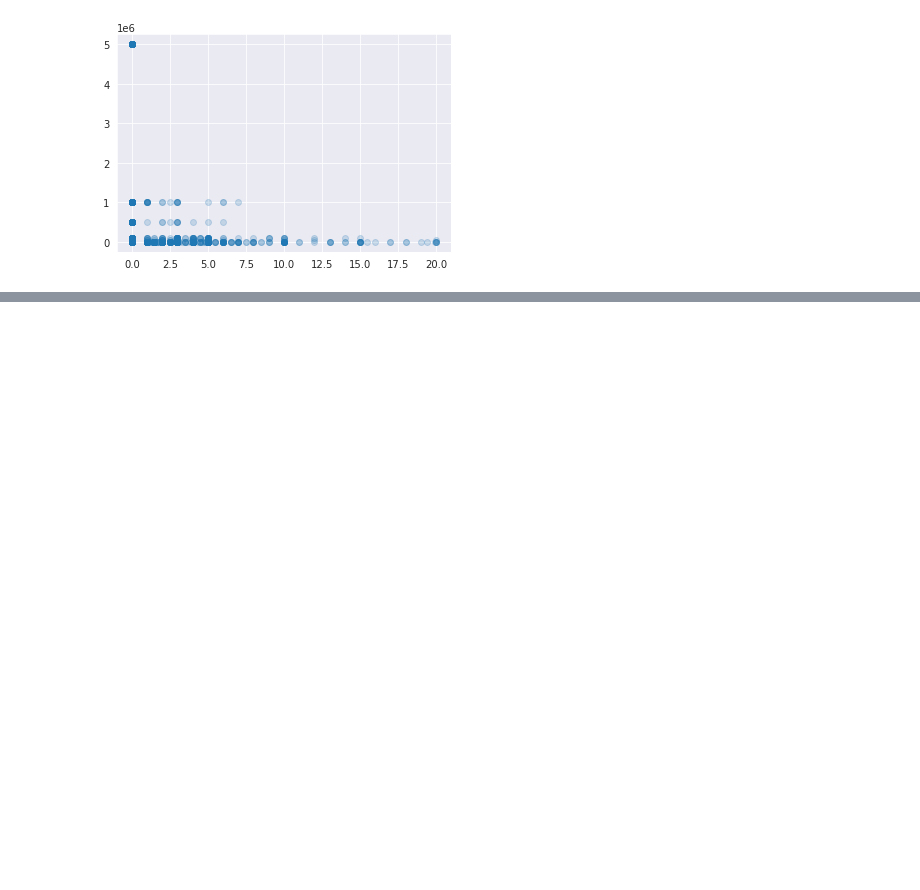
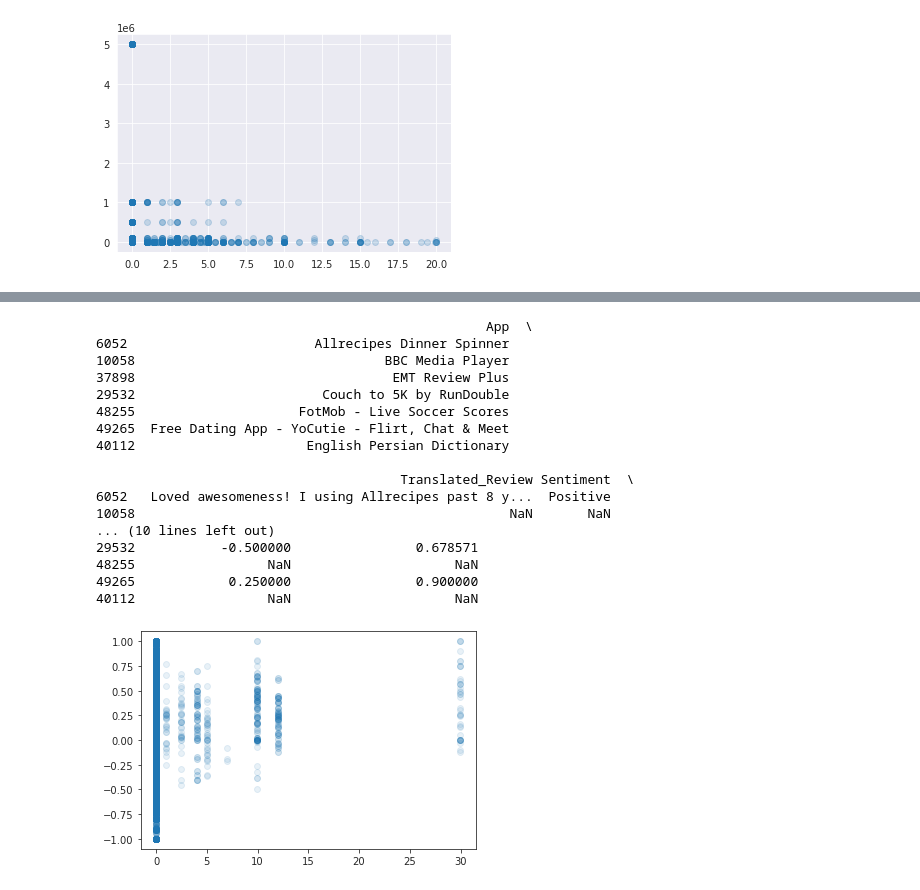
Before and after one commit to johnhhu2020/DataCamp-Data-Scientist-with-Python-Track, a Jupyter notebook: The Android App Market on Google Play.ipynb, the cells around one changed output, grey strips where cells are left out. Saved outputs shown, nothing was run; the diff lists cells and outputs as text; code cells hidden in the pictures; blank space fills up the shorter version.

```diff
--- a/The Android App Market on Google Play.ipynb
+++ b/The Android App Market on Google Play.ipynb
@@ -820,3 +826,36 @@ Mining user review data to determine how people feel about your product, brand,
 By plotting sentiment polarity scores of user reviews for paid and free apps, we observe that free apps receive a lot of harsh comments, as indicated by the outliers on the negative y-axis. Reviews for paid apps appear never to be extremely negative. This may indicate something about app quality, i.e., paid apps being of higher quality than free apps on average. The median polarity score for paid apps is a little higher than free apps, thereby syncing with our previous observation.
 
 In this notebook, we analyzed over ten thousand apps from the Google Play Store. We can use our findings to inform our decisions should we ever wish to create an app ourselves.
+# %%
+# Load user_reviews.csv
+reviews_df = pd.read_csv('user_reviews.csv')
+print(reviews_df.sample(7))
+
+
+
+merged_df = pd.merge(apps, reviews_df, on = 'App', how = "inner").dropna(subset=['Sentiment_Polarity', 'Sentiment'])
+
+
+#merged_df.pivot_table(values='Sentiment_Polarity')
+
+plt.scatter(x=merged_df['Price'], y=merged_df['Sentiment_Polarity'], alpha=0.1)
+plt.show()
+# %% [output]
+                                                  App  \
+6052                        Allrecipes Dinner Spinner
+10058                                BBC Media Player
+37898                                 EMT Review Plus
+29532                        Couch to 5K by RunDouble
+48255                     FotMob - Live Soccer Scores
+49265  Free Dating App - YoCutie - Flirt, Chat & Meet
+40112                      English Persian Dictionary
+
+                                       Translated_Review Sentiment  \
+6052   Loved awesomeness! I using Allrecipes past 8 y...  Positive
+10058                                                NaN       NaN
+... (10 lines left out)
+29532           -0.500000                0.678571
+48255                 NaN                     NaN
+49265            0.250000                0.900000
+40112                 NaN                     NaN
+[figure, added]
```
Also changed, not shown: parts of 3 cells of this notebook.
